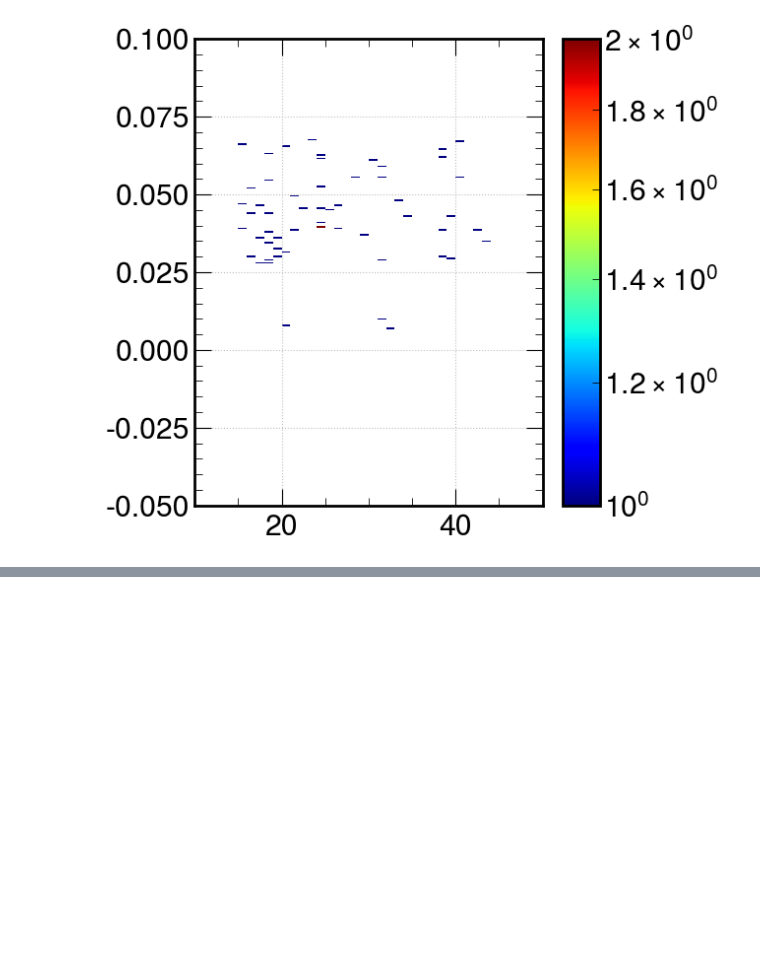
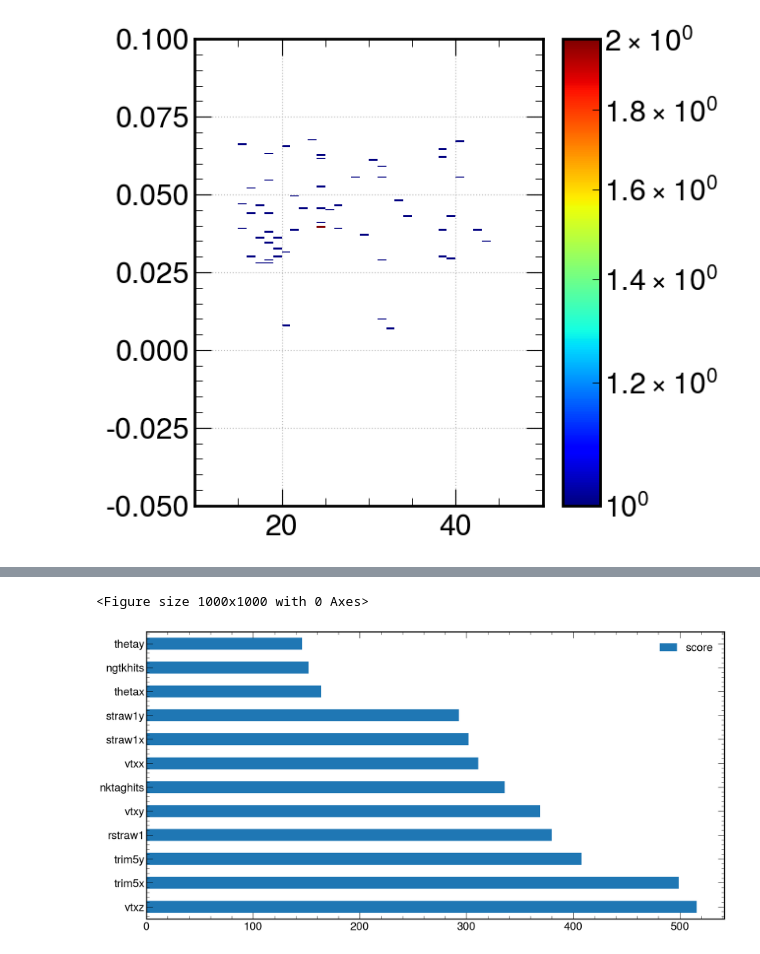
Before and after one commit to ChandlerKenworthy/Upstream, a Jupyter notebook: TrainModel.ipynb, the cells around one changed output, grey strips where cells are left out. Saved outputs shown, nothing was run; the diff lists cells and outputs as text; code cells hidden in the pictures; blank space fills up the shorter version.

```diff
--- a/TrainModel.ipynb
+++ b/TrainModel.ipynb
@@ -369,0 +458,13 @@ missing_mass_plot(bkgEvalSR.filter(pl.col("isUpsTMVA").eq(0)))
+# %%
+feature_important = model.get_score(importance_type='weight')
+keys = list(feature_important.keys())
+keys = [features[int(i[1:])] for i in keys]
+values = list(feature_important.values())
+
+fig = plt.figure()
+data = pd.DataFrame(data=values, index=keys, columns=["score"]).sort_values(by = "score", ascending=False)
+data.nlargest(len(features), columns="score").plot(kind='barh', figsize = (20,10)) ## plot
+plt.show()
+# %% [output]
+<Figure size 1000x1000 with 0 Axes>
+[figure, added]
```
Also changed, not shown: parts of 58 cells of this notebook, 6 other files.
